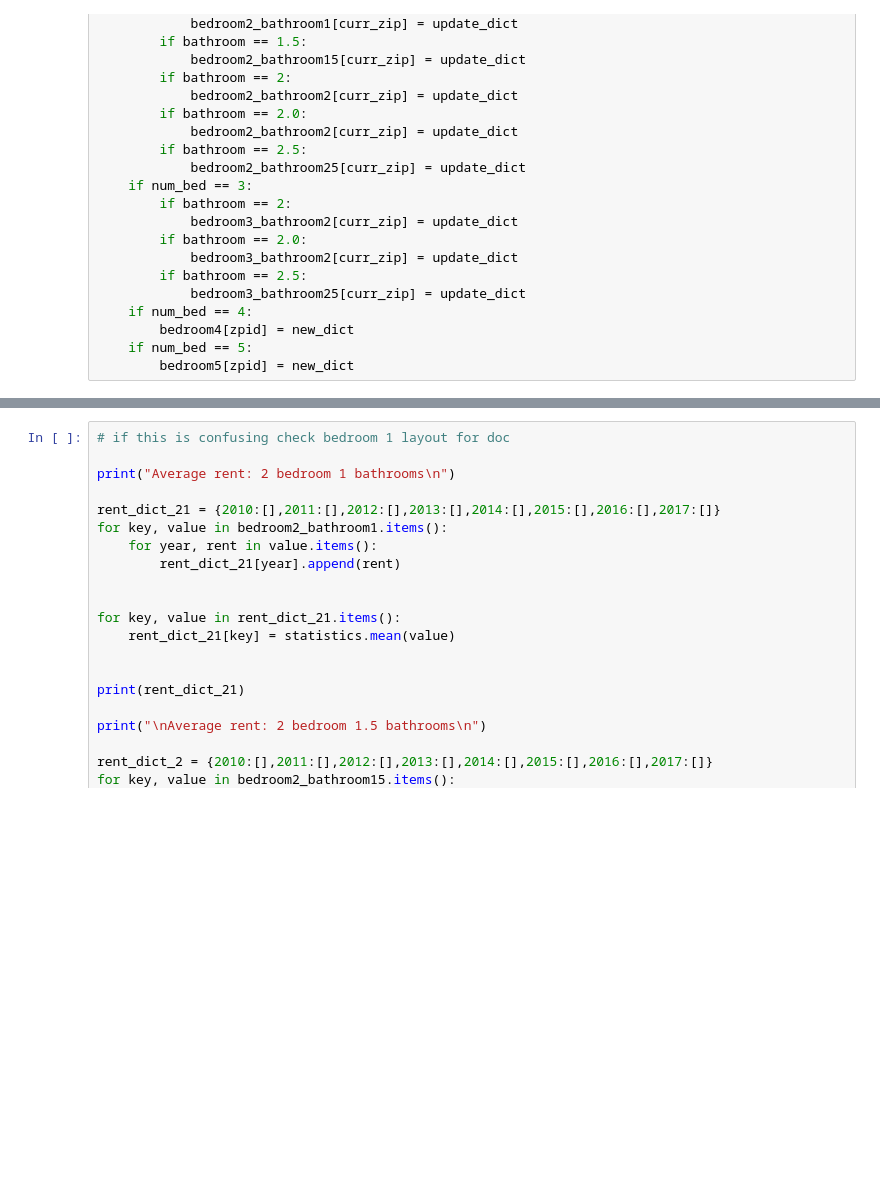
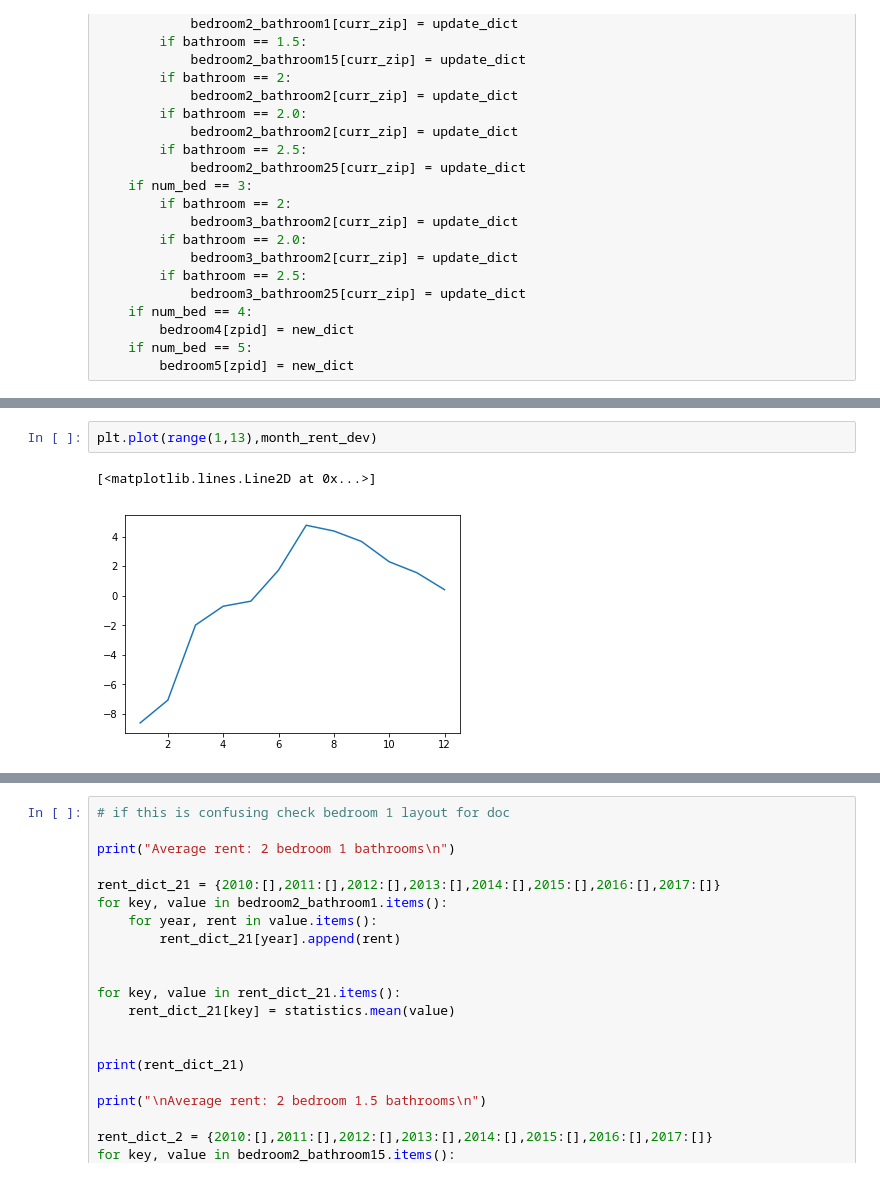
Before and after one commit to CheLinHuang/UCSD-Housing-Cost, a Jupyter notebook: Average_price.ipynb, the cells around one changed output, grey strips where cells are left out. Cells and saved outputs as stored; diff of their text form; blank space fills up the shorter version.

```diff
--- a/Average_price.ipynb
+++ b/Average_price.ipynb
@@ -89,3 +134,8 @@ for zpid in df['zpid'].tolist():
+# %%
+plt.plot(range(1,13),month_rent_dev)
+# %% [output]
+[<matplotlib.lines.Line2D at 0x...>]
+[figure, added]
 # %%
 # Note that the logic here is repeated for the other bedroom options below
 
```
Also changed, not shown: parts of 7 cells of this notebook.
